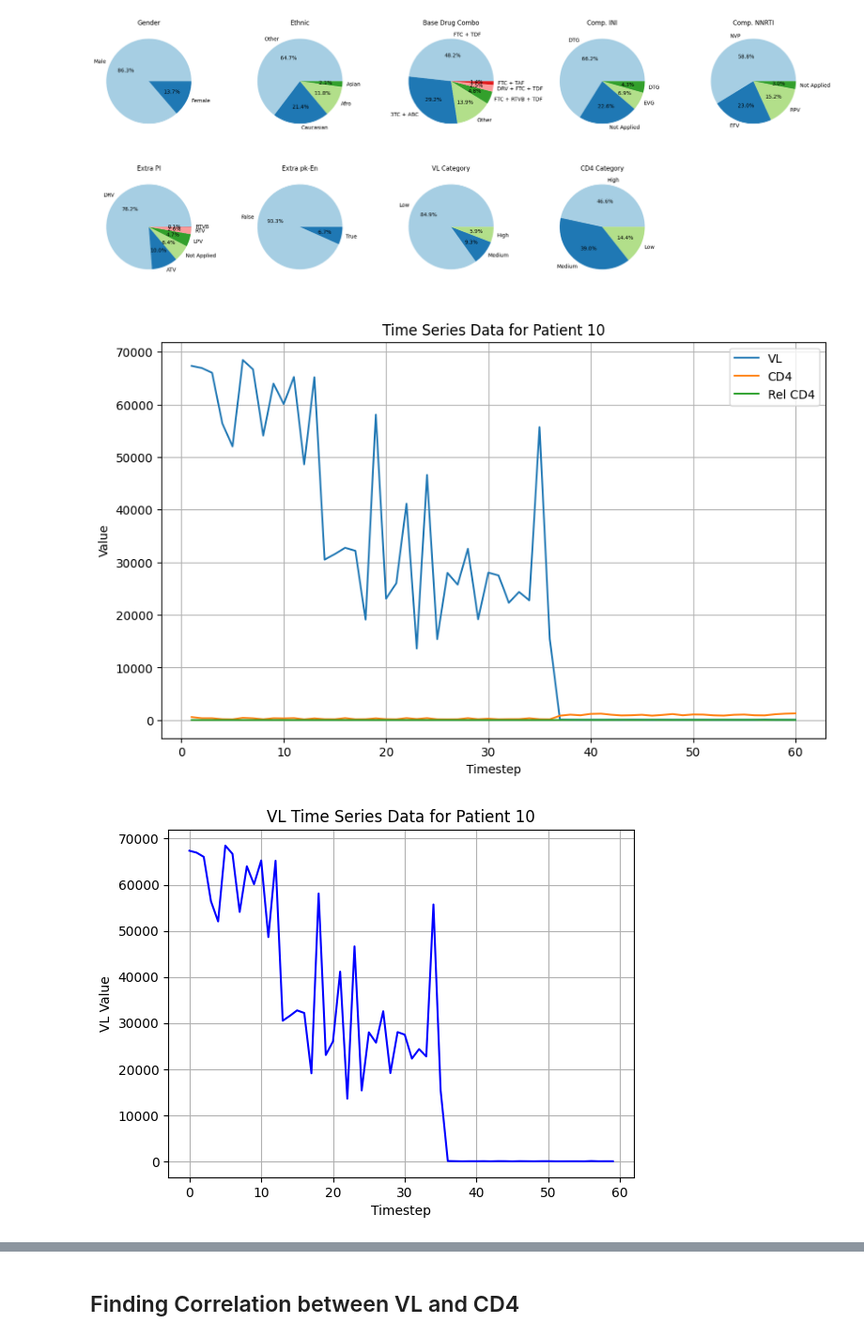
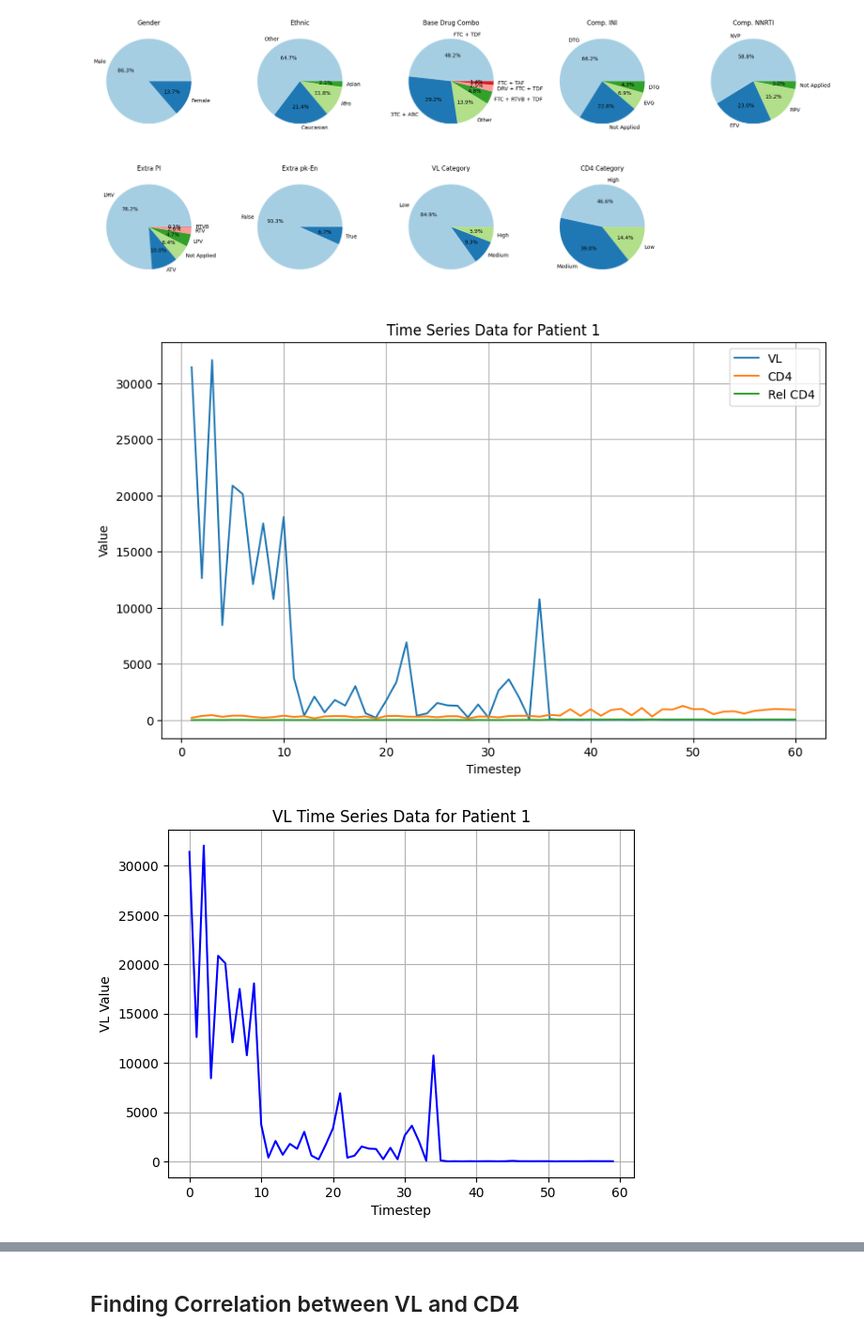
Before and after one commit to e-mny/MLDA_DocDiagx, a Jupyter notebook: MLDA_BabyBoss.ipynb, the cells around one changed output, grey strips where cells are left out. Shown at 94% size. Cells and saved outputs as stored; diff of their text form; code cells hidden in the pictures.

```diff
--- a/MLDA_BabyBoss.ipynb
+++ b/MLDA_BabyBoss.ipynb
@@ -287,11 +289,11 @@ def plot_rel_cd4(data, patient_id, color="green"):
     plt.show()
 # %%
 # Plot time-series data for a specific patient
-PATIENT_ID = 10
+PATIENT_ID = 1
 plot_time_series(data, patient_id=PATIENT_ID)
 plot_vl(data, patient_id=PATIENT_ID)
 plot_cd4(data, patient_id=PATIENT_ID)
 plot_rel_cd4(data, patient_id=PATIENT_ID)
 # %% [output]
-[figure, old version]
+[figure, new version]
-[figure, old version]
+[figure, new version]
```
Also changed, not shown: parts of 30 cells of this notebook.
